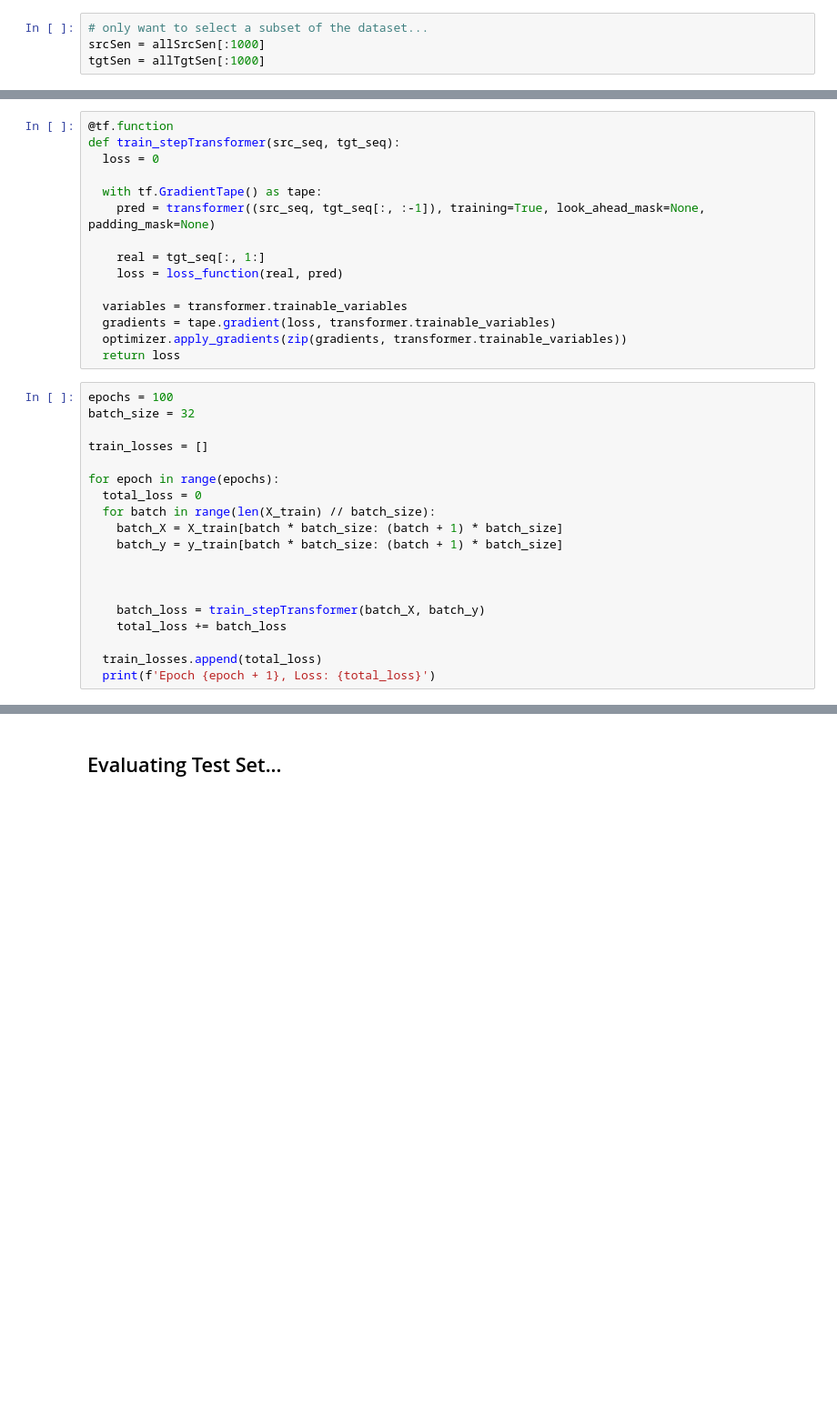
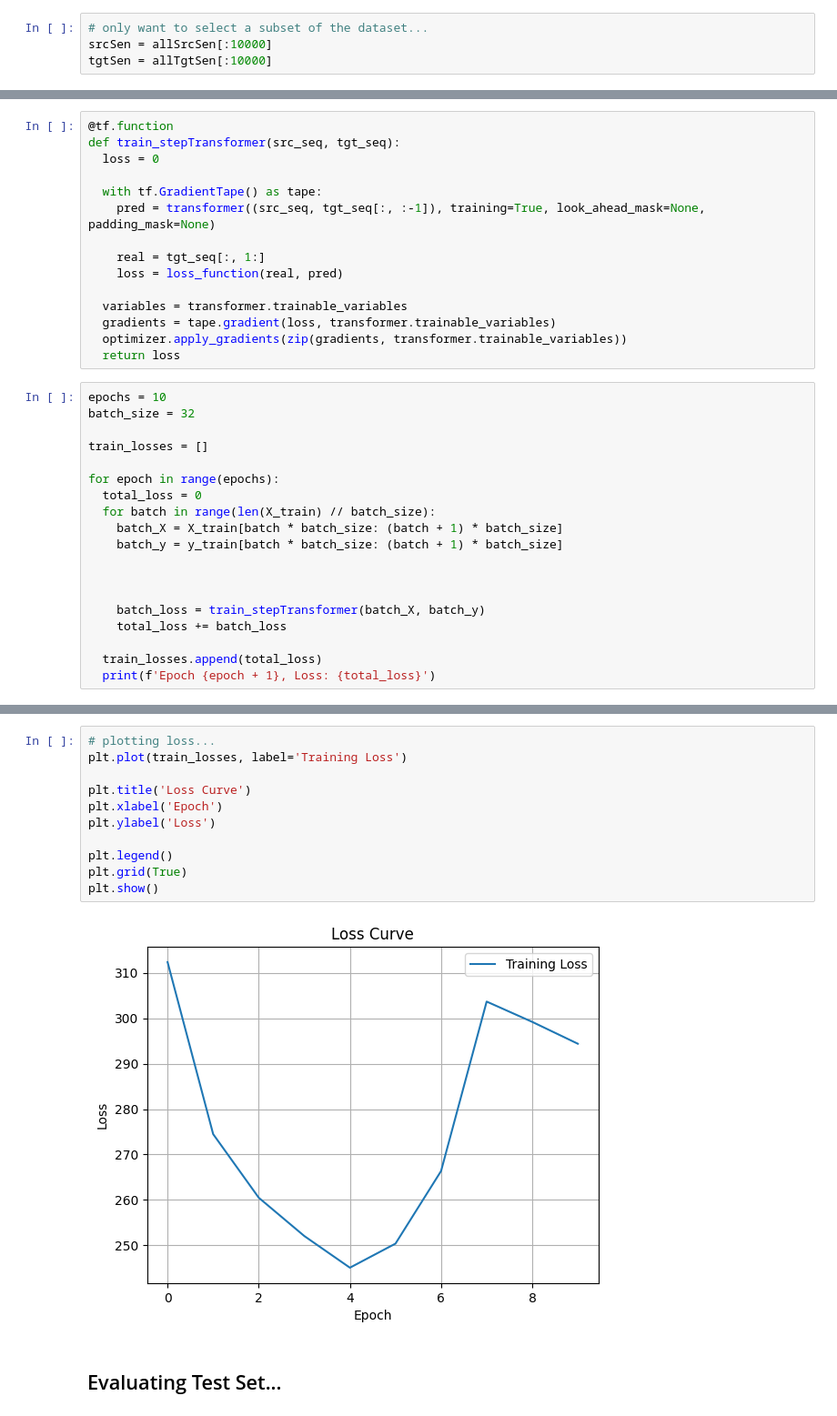
Before and after one commit to 7sr7/Projs-in-AI-HW-5, a Jupyter notebook: Silvestre_Projs_in_AI_HW_5.ipynb, the cells around one changed output, grey strips where cells are left out. Shown at 91% size. Cells and saved outputs as stored; diff of their text form; blank space fills up the shorter version.

```diff
--- a/Silvestre_Projs_in_AI_HW_5.ipynb
+++ b/Silvestre_Projs_in_AI_HW_5.ipynb
@@ -1587,8 +1574,8 @@ allSrcSen = [i["english"] for i in dataset]
 allTgtSen = [i["japanese"] for i in dataset]
 # %%
 # only want to select a subset of the dataset...
-srcSen = allSrcSen[:1000]
-tgtSen = allTgtSen[:1000]
+srcSen = allSrcSen[:10000]
+tgtSen = allTgtSen[:10000]
 # %%
 # tokenizing...
 # so what this is doing is it first takes the sentences and then builds the vocab
@@ -2021,7 +2007,7 @@ def train_stepTransformer(src_seq, tgt_seq):
   optimizer.apply_gradients(zip(gradients, transformer.trainable_variables))
   return loss
 # %%
-epochs = 100
+epochs = 10
 batch_size = 32
 
 train_losses = []
@@ -2053,3 +2039,16 @@ Epoch 10, Loss: 48.82011795043945
+# %%
+# plotting loss...
+plt.plot(train_losses, label='Training Loss')
+
+plt.title('Loss Curve')
+plt.xlabel('Epoch')
+plt.ylabel('Loss')
+
+plt.legend()
+plt.grid(True)
+plt.show()
+# %% [output]
+[figure, added]
 # %% [markdown]
 ## Evaluating Test Set...
 # %%
```
Also changed, not shown: parts of 6 cells of this notebook.
